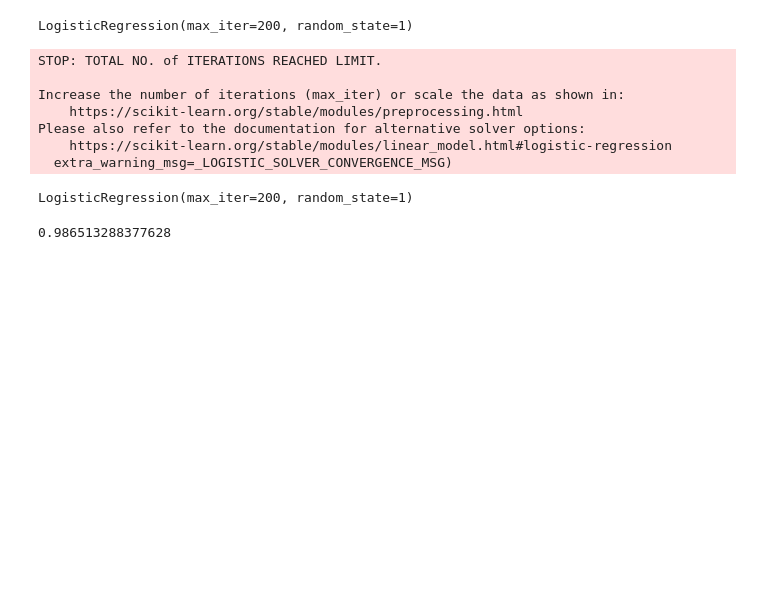
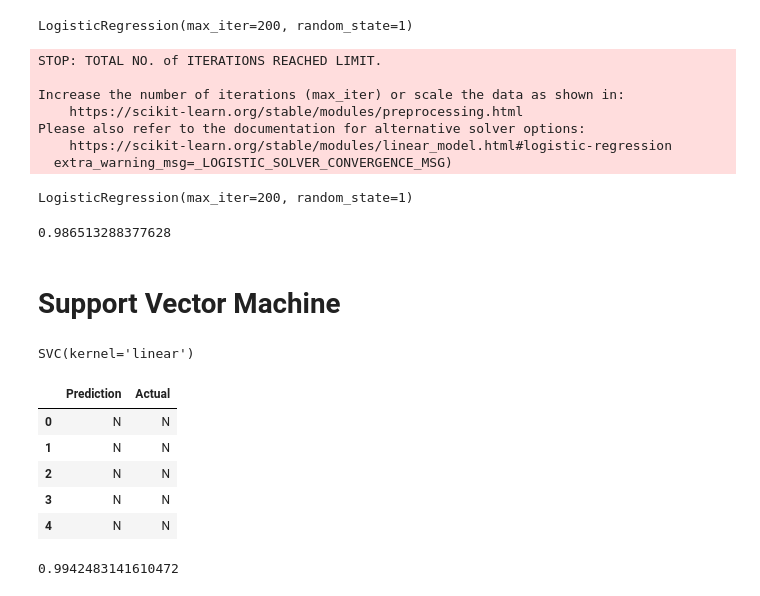
Before and after one commit to maldonado91/Data-Analysis-Project, a Jupyter notebook: HallofFame.ipynb, the cells around one changed output. Drawn from its saved outputs; the diff is of its cells as text; code cells hidden in the pictures; blank space fills up the shorter version.

```diff
--- a/HallofFame.ipynb
+++ b/HallofFame.ipynb
@@ -214,3 +216,29 @@ y_pred = classifier.predict(X_test)
 print(accuracy_score(y_test, y_pred))
 # %% [output]
 0.986513288377628
+# %% [markdown]
+# Support Vector Machine
+# %%
+model = SVC(kernel='linear')
+# %%
+model.fit(X_train, y_train)
+# %% [output]
+SVC(kernel='linear')
+# %%
+y_pred = model.predict(X_test)
+results = pd.DataFrame({
+   "Prediction": y_pred,
+   "Actual": y_test
+}).reset_index(drop=True)
+results.head()
+# %% [output]
+|  | Prediction | Actual |
+| 0 | N | N |
+| 1 | N | N |
+| 2 | N | N |
+| 3 | N | N |
+| 4 | N | N |
+# %%
+accuracy_score(y_test, y_pred)
+# %% [output]
+0.9942483141610472
```
Also changed, not shown: parts of 2 cells of this notebook.
